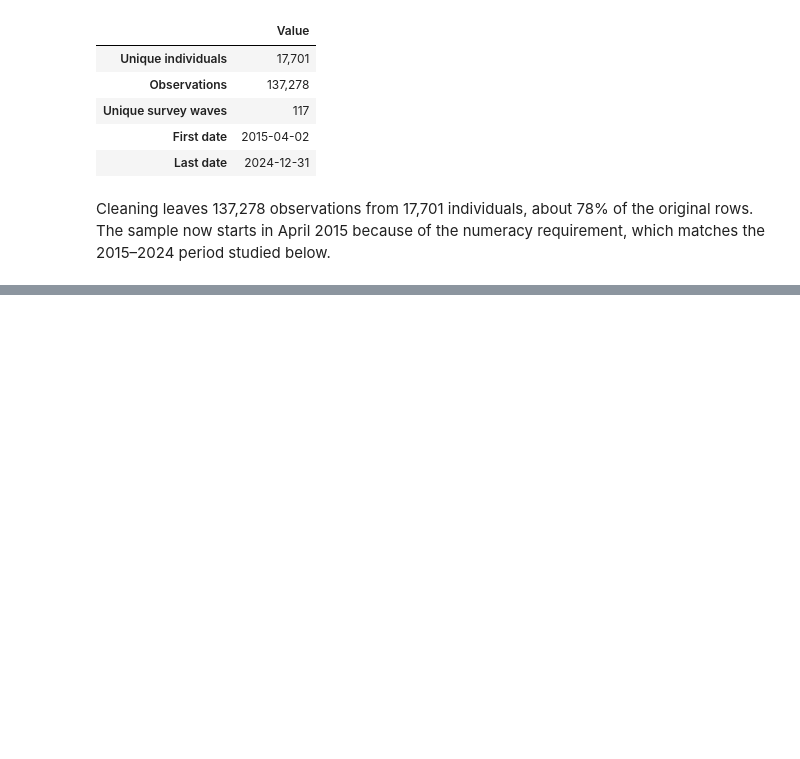
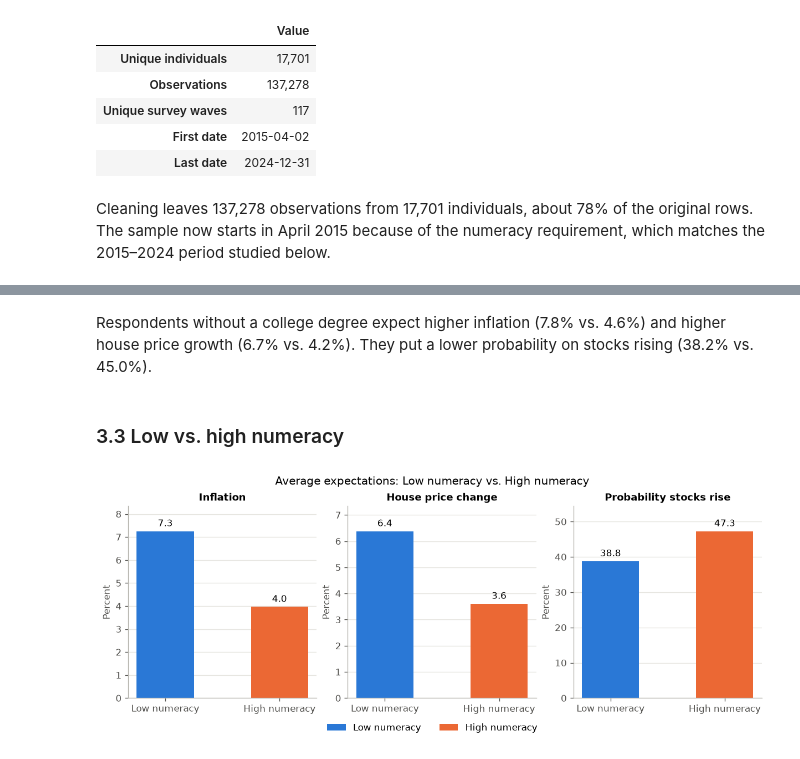
Before and after one commit to Partho-N/TECH2-H26-ai-week, a Jupyter notebook: term_paper.ipynb, the cells around one changed output, grey strips where cells are left out. Saved outputs shown, nothing was run; the diff lists cells and outputs as text; code cells hidden in the pictures; blank space fills up the shorter version.

```diff
--- a/term_paper.ipynb
+++ b/term_paper.ipynb
@@ -220,0 +333,8 @@ Cleaning leaves 137,278 observations from 17,701 individuals, about 78% of the o
+# %% [markdown]
+Respondents without a college degree expect higher inflation (7.8% vs. 4.6%) and higher house price growth (6.7% vs. 4.2%). They put a lower probability on stocks rising (38.2% vs. 45.0%).
+# %% [markdown]
+### 3.3 Low vs. high numeracy
+# %%
+plot_group_means(compute_group_means(df, 'num_lit_high'), 'num_lit_high')
+# %% [output]
+[figure, added]
```
Also changed, not shown: parts of 16 cells of this notebook.
